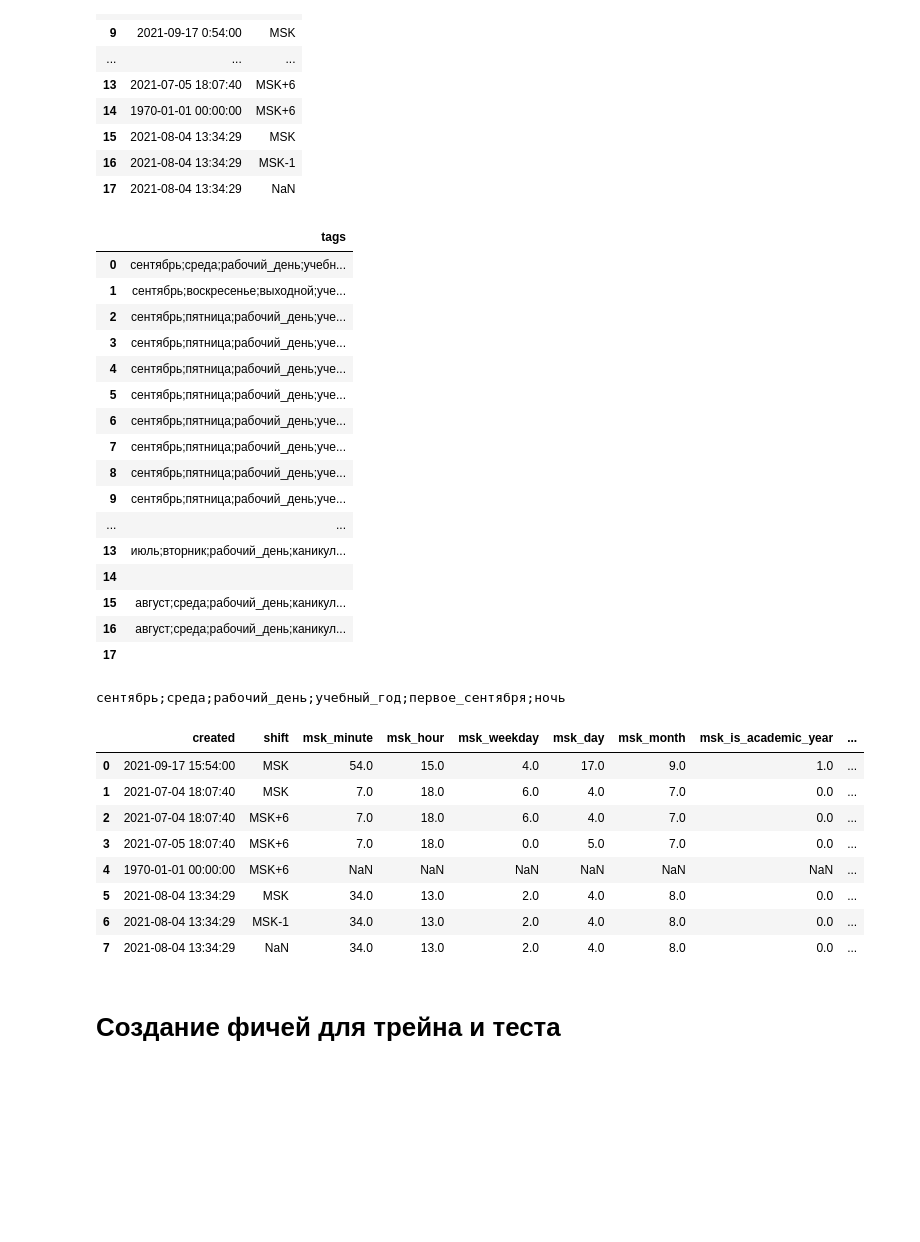
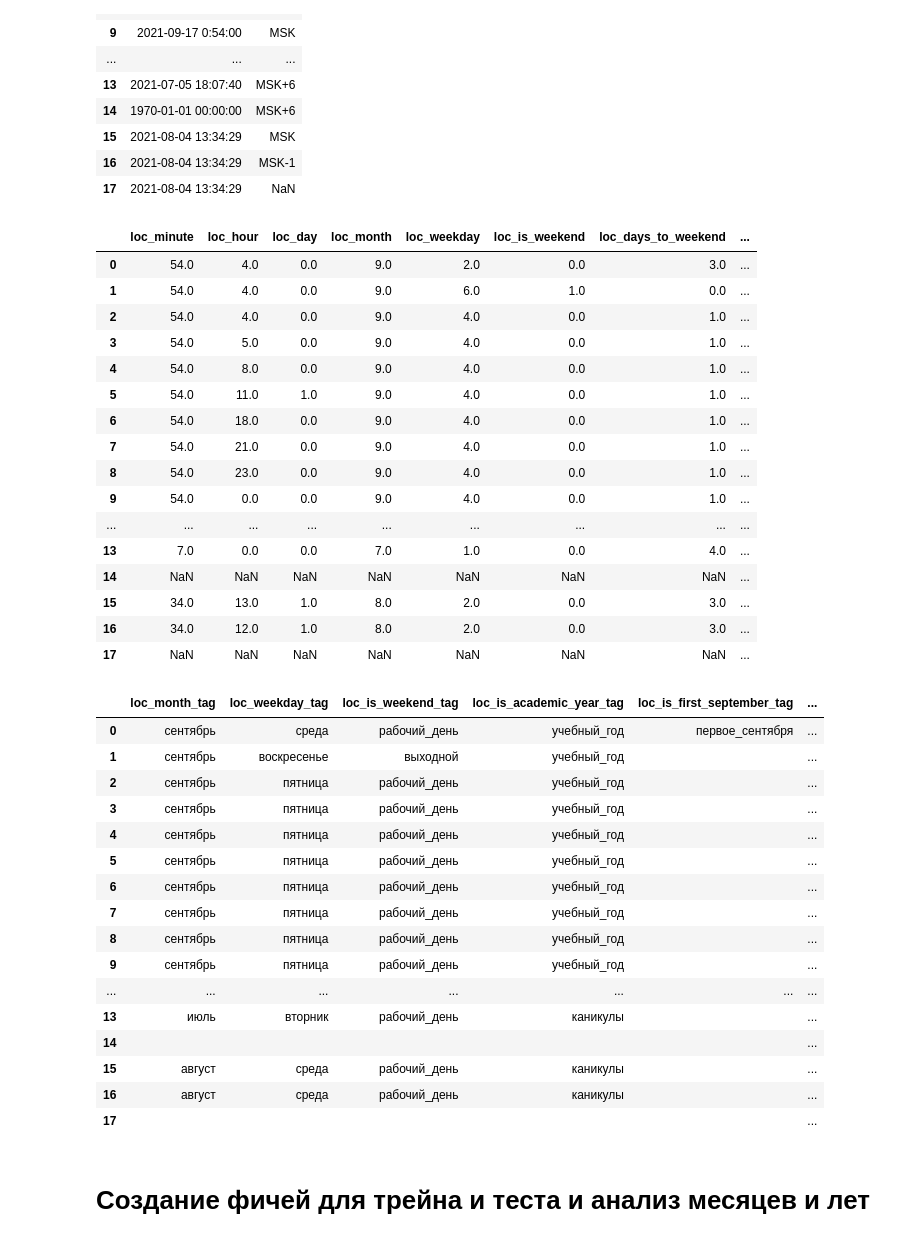
Before and after one commit to SerSmith/hackathon_hyper_ad_tech, a Jupyter notebook: notebooks/affernus_1.ipynb, the cells around one changed output. Drawn from its saved outputs; the diff is of its cells as text; code cells hidden in the pictures; blank space fills up the shorter version.

Commit message:
add time features and tags creator

```diff
--- a/notebooks/affernus_1.ipynb
+++ b/notebooks/affernus_1.ipynb
@@ -416,44 +245,45 @@ display(df)
 | 16 | 2021-08-04 13:34:29 | MSK-1 |
 | 17 | 2021-08-04 13:34:29 | NaN |
 # %%
-df_time_features_loc = create_time_features(df, dt_target='loc', fill_shift_na=False)
-get_tags_from_time_features(df_time_features_loc, tags_cols=None, tags_dict=None, delimiter=';')
-tags = df.join(df_time_features_loc).join(
-    get_tags_from_time_features(df_time_features_loc, tags_cols=None, tags_dict=None, delimiter=';')
-)
-display(tags[['tags']])
-print(tags['tags'][0])
-print(tags['tags'][14])
+%autoreload 2
+df_time_features_loc = feature_preprocess.make_features_from_time(df, dt_target='loc', fill_shift_na=False)
+tags = feature_preprocess.get_tags_from_time_features(df_time_features_loc, tags_cols=None, tags_dict=None)
+display(df_time_features_loc)
+display(tags)
 # %% [output]
-|  | tags |
-| 0 | сентябрь;среда;рабочий_день;учебн... |
-| 1 | сентябрь;воскресенье;выходной;уче... |
-| 2 | сентябрь;пятница;рабочий_день;уче... |
-| 3 | сентябрь;пятница;рабочий_день;уче... |
-| 4 | сентябрь;пятница;рабочий_день;уче... |
-| 5 | сентябрь;пятница;рабочий_день;уче... |
-| 6 | сентябрь;пятница;рабочий_день;уче... |
-| 7 | сентябрь;пятница;рабочий_день;уче... |
-| 8 | сентябрь;пятница;рабочий_день;уче... |
-| 9 | сентябрь;пятница;рабочий_день;уче... |
-| ... | ... |
-| 13 | июль;вторник;рабочий_день;каникул... |
-| 14 |  |
-| 15 | август;среда;рабочий_день;каникул... |
-| 16 | август;среда;рабочий_день;каникул... |
-| 17 |  |
+|  | loc_minute | loc_hour | loc_day | loc_month | loc_weekday | loc_is_weekend | loc_days_to_weekend | ... |
+| 0 | 54.0 | 4.0 | 0.0 | 9.0 | 2.0 | 0.0 | 3.0 | ... |
+| 1 | 54.0 | 4.0 | 0.0 | 9.0 | 6.0 | 1.0 | 0.0 | ... |
+| 2 | 54.0 | 4.0 | 0.0 | 9.0 | 4.0 | 0.0 | 1.0 | ... |
+| 3 | 54.0 | 5.0 | 0.0 | 9.0 | 4.0 | 0.0 | 1.0 | ... |
+| 4 | 54.0 | 8.0 | 0.0 | 9.0 | 4.0 | 0.0 | 1.0 | ... |
+| 5 | 54.0 | 11.0 | 1.0 | 9.0 | 4.0 | 0.0 | 1.0 | ... |
+| 6 | 54.0 | 18.0 | 0.0 | 9.0 | 4.0 | 0.0 | 1.0 | ... |
+| 7 | 54.0 | 21.0 | 0.0 | 9.0 | 4.0 | 0.0 | 1.0 | ... |
+| 8 | 54.0 | 23.0 | 0.0 | 9.0 | 4.0 | 0.0 | 1.0 | ... |
+| 9 | 54.0 | 0.0 | 0.0 | 9.0 | 4.0 | 0.0 | 1.0 | ... |
+| ... | ... | ... | ... | ... | ... | ... | ... | ... |
+| 13 | 7.0 | 0.0 | 0.0 | 7.0 | 1.0 | 0.0 | 4.0 | ... |
+| 14 | NaN | NaN | NaN | NaN | NaN | NaN | NaN | ... |
+| 15 | 34.0 | 13.0 | 1.0 | 8.0 | 2.0 | 0.0 | 3.0 | ... |
+| 16 | 34.0 | 12.0 | 1.0 | 8.0 | 2.0 | 0.0 | 3.0 | ... |
+| 17 | NaN | NaN | NaN | NaN | NaN | NaN | NaN | ... |
-сентябрь;среда;рабочий_день;учебный_год;первое_сентября;ночь
+|  | loc_month_tag | loc_weekday_tag | loc_is_weekend_tag | loc_is_academic_year_tag | loc_is_first_september_tag | ... |
+| 0 | сентябрь | среда | рабочий_день | учебный_год | первое_сентября | ... |
+| 1 | сентябрь | воскресенье | выходной | учебный_год |  | ... |
+| 2 | сентябрь | пятница | рабочий_день | учебный_год |  | ... |
+| 3 | сентябрь | пятница | рабочий_день | учебный_год |  | ... |
+| 4 | сентябрь | пятница | рабочий_день | учебный_год |  | ... |
+| 5 | сентябрь | пятница | рабочий_день | учебный_год |  | ... |
+| 6 | сентябрь | пятница | рабочий_день | учебный_год |  | ... |
+| 7 | сентябрь | пятница | рабочий_день | учебный_год |  | ... |
+| 8 | сентябрь | пятница | рабочий_день | учебный_год |  | ... |
+| 9 | сентябрь | пятница | рабочий_день | учебный_год |  | ... |
+| ... | ... | ... | ... | ... | ... | ... |
+| 13 | июль | вторник | рабочий_день | каникулы |  | ... |
+| 14 |  |  |  |  |  | ... |
+| 15 | август | среда | рабочий_день | каникулы |  | ... |
+| 16 | август | среда | рабочий_день | каникулы |  | ... |
+| 17 |  |  |  |  |  | ... |
-# %%
-df.join(create_time_features(df, dt_target='msk', fill_shift_na=False))
-# %% [output]
-|  | created | shift | msk_minute | msk_hour | msk_weekday | msk_day | msk_month | msk_is_academic_year | ... |
-| 0 | 2021-09-17 15:54:00 | MSK | 54.0 | 15.0 | 4.0 | 17.0 | 9.0 | 1.0 | ... |
-| 1 | 2021-07-04 18:07:40 | MSK | 7.0 | 18.0 | 6.0 | 4.0 | 7.0 | 0.0 | ... |
-| 2 | 2021-07-04 18:07:40 | MSK+6 | 7.0 | 18.0 | 6.0 | 4.0 | 7.0 | 0.0 | ... |
-| 3 | 2021-07-05 18:07:40 | MSK+6 | 7.0 | 18.0 | 0.0 | 5.0 | 7.0 | 0.0 | ... |
-| 4 | 1970-01-01 00:00:00 | MSK+6 | NaN | NaN | NaN | NaN | NaN | NaN | ... |
-| 5 | 2021-08-04 13:34:29 | MSK | 34.0 | 13.0 | 2.0 | 4.0 | 8.0 | 0.0 | ... |
-| 6 | 2021-08-04 13:34:29 | MSK-1 | 34.0 | 13.0 | 2.0 | 4.0 | 8.0 | 0.0 | ... |
-| 7 | 2021-08-04 13:34:29 | NaN | 34.0 | 13.0 | 2.0 | 4.0 | 8.0 | 0.0 | ... |
 # %% [markdown]
-# Создание фичей для трейна и теста
+# Создание фичей для трейна и теста  и анализ месяцев и лет
```
Also changed, not shown: parts of 12 cells of this notebook, 1 other file.
